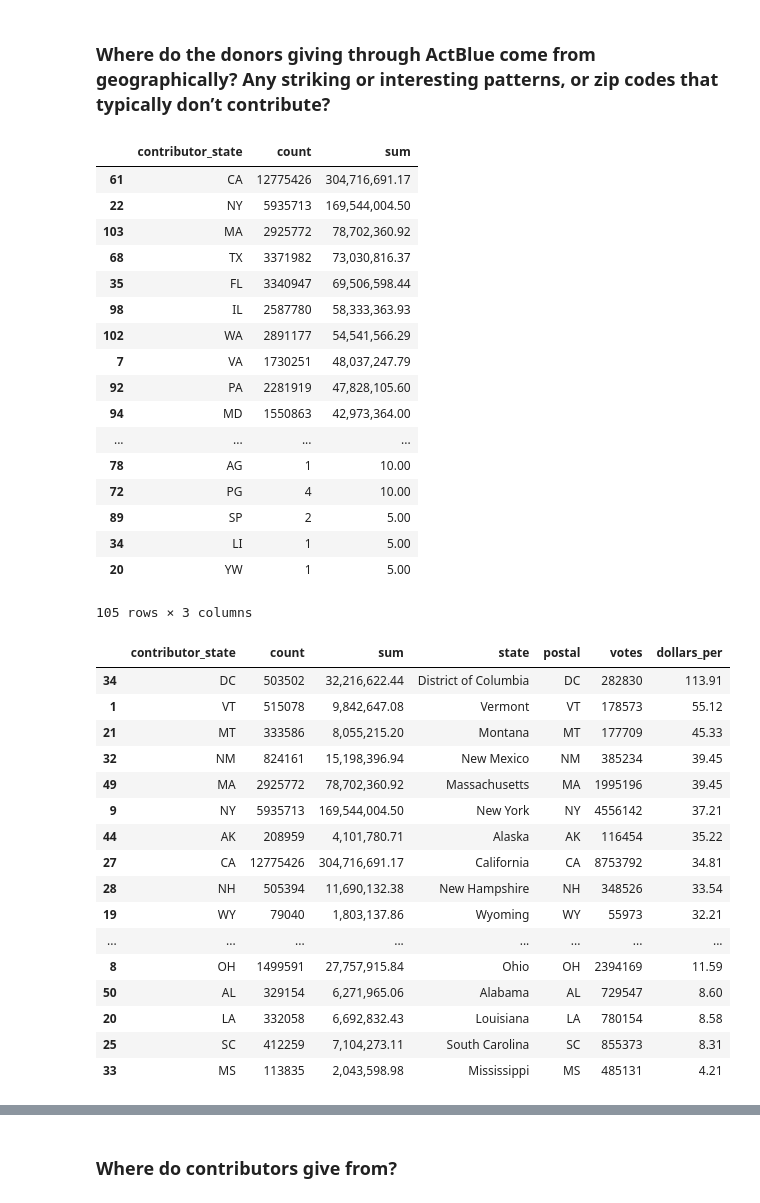
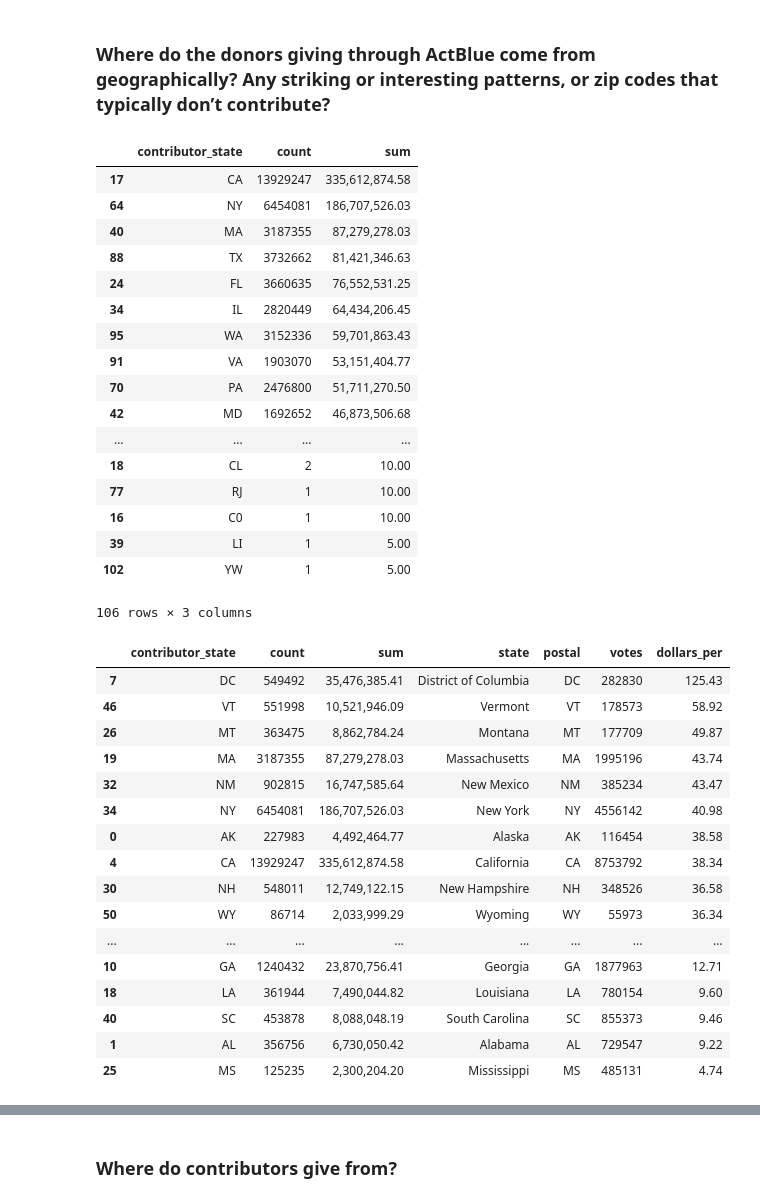
Before and after one commit to PublicI/actblue-analysis, a Jupyter notebook: donors.ipynb, the cells around one changed output, grey strips where cells are left out. Saved outputs shown, nothing was run; the diff lists cells and outputs as text; code cells hidden in the pictures.

```diff
--- a/donors.ipynb
+++ b/donors.ipynb
@@ -39,3 +39,4 @@ conn = psycopg2.connect(
     host=conf['host'],
     password=conf['password']
 )
+conn.autocommit = True
@@ -48,36 +133,27 @@ actblue_states = read_or_save(
     SELECT contributor_state,
            count(*),
            sum(contribution_amount)
-    FROM fec_contributions
-    WHERE filing_id IN
-        (SELECT filing_id
-         FROM fec_pac_summaries
-         JOIN fec_amended_filings USING (filing_id)
-         WHERE filer_committee_id_number = '""" + committee_id + """'
-           AND extract(YEAR
-                       FROM coverage_through_date) > """ + str(year_since) + """
-         ORDER BY coverage_through_date DESC)
-      AND form_type = 'SA11AI'
+    FROM actblue_contribs
     GROUP BY contributor_state
     """, con=conn)
 )
 actblue_states.sort_values(by=['sum'], ascending=False)
 # %% [output]
 |  | contributor_state | count | sum |
-| 61 | CA | 12775426 | 304,716,691.17 |
-| 22 | NY | 5935713 | 169,544,004.50 |
-| 103 | MA | 2925772 | 78,702,360.92 |
-| 68 | TX | 3371982 | 73,030,816.37 |
-| 35 | FL | 3340947 | 69,506,598.44 |
-| 98 | IL | 2587780 | 58,333,363.93 |
-| 102 | WA | 2891177 | 54,541,566.29 |
-| 7 | VA | 1730251 | 48,037,247.79 |
-| 92 | PA | 2281919 | 47,828,105.60 |
-| 94 | MD | 1550863 | 42,973,364.00 |
+| 17 | CA | 13929247 | 335,612,874.58 |
+| 64 | NY | 6454081 | 186,707,526.03 |
+| 40 | MA | 3187355 | 87,279,278.03 |
+| 88 | TX | 3732662 | 81,421,346.63 |
+| 24 | FL | 3660635 | 76,552,531.25 |
+| 34 | IL | 2820449 | 64,434,206.45 |
+| 95 | WA | 3152336 | 59,701,863.43 |
+| 91 | VA | 1903070 | 53,151,404.77 |
+| 70 | PA | 2476800 | 51,711,270.50 |
+| 42 | MD | 1692652 | 46,873,506.68 |
 | ... | ... | ... | ... |
-| 78 | AG | 1 | 10.00 |
-| 72 | PG | 4 | 10.00 |
-| 89 | SP | 2 | 5.00 |
-| 34 | LI | 1 | 5.00 |
-| 20 | YW | 1 | 5.00 |
+| 18 | CL | 2 | 10.00 |
+| 77 | RJ | 1 | 10.00 |
+| 16 | C0 | 1 | 10.00 |
+| 39 | LI | 1 | 5.00 |
+| 102 | YW | 1 | 5.00 |
-105 rows × 3 columns
+106 rows × 3 columns
@@ -84,31 +162,31 @@ actblue_states.sort_values(by=['sum'], ascending=False)
 # %%
-clinton_votes = pd.read_csv('clintonvotes.csv')
+clinton_votes = pd.read_csv('data/clintonvotes.csv')
 
 clinton_votes
 
 votes_vs_contribs = actblue_states.merge(clinton_votes, left_on='contributor_state', right_on='postal', how='inner')
 
 votes_vs_contribs['dollars_per'] = votes_vs_contribs['sum']/votes_vs_contribs['votes']
 
 votes_vs_contribs.sort_values(by=['dollars_per'], ascending=False)
 # %% [output]
 |  | contributor_state | count | sum | state | postal | votes | dollars_per |
-| 34 | DC | 503502 | 32,216,622.44 | District of Columbia | DC | 282830 | 113.91 |
-| 1 | VT | 515078 | 9,842,647.08 | Vermont | VT | 178573 | 55.12 |
-| 21 | MT | 333586 | 8,055,215.20 | Montana | MT | 177709 | 45.33 |
-| 32 | NM | 824161 | 15,198,396.94 | New Mexico | NM | 385234 | 39.45 |
-| 49 | MA | 2925772 | 78,702,360.92 | Massachusetts | MA | 1995196 | 39.45 |
-| 9 | NY | 5935713 | 169,544,004.50 | New York | NY | 4556142 | 37.21 |
-| 44 | AK | 208959 | 4,101,780.71 | Alaska | AK | 116454 | 35.22 |
-| 27 | CA | 12775426 | 304,716,691.17 | California | CA | 8753792 | 34.81 |
-| 28 | NH | 505394 | 11,690,132.38 | New Hampshire | NH | 348526 | 33.54 |
-| 19 | WY | 79040 | 1,803,137.86 | Wyoming | WY | 55973 | 32.21 |
+| 7 | DC | 549492 | 35,476,385.41 | District of Columbia | DC | 282830 | 125.43 |
+| 46 | VT | 551998 | 10,521,946.09 | Vermont | VT | 178573 | 58.92 |
+| 26 | MT | 363475 | 8,862,784.24 | Montana | MT | 177709 | 49.87 |
+| 19 | MA | 3187355 | 87,279,278.03 | Massachusetts | MA | 1995196 | 43.74 |
+| 32 | NM | 902815 | 16,747,585.64 | New Mexico | NM | 385234 | 43.47 |
+| 34 | NY | 6454081 | 186,707,526.03 | New York | NY | 4556142 | 40.98 |
+| 0 | AK | 227983 | 4,492,464.77 | Alaska | AK | 116454 | 38.58 |
+| 4 | CA | 13929247 | 335,612,874.58 | California | CA | 8753792 | 38.34 |
+| 30 | NH | 548011 | 12,749,122.15 | New Hampshire | NH | 348526 | 36.58 |
+| 50 | WY | 86714 | 2,033,999.29 | Wyoming | WY | 55973 | 36.34 |
 | ... | ... | ... | ... | ... | ... | ... | ... |
-| 8 | OH | 1499591 | 27,757,915.84 | Ohio | OH | 2394169 | 11.59 |
-| 50 | AL | 329154 | 6,271,965.06 | Alabama | AL | 729547 | 8.60 |
-| 20 | LA | 332058 | 6,692,832.43 | Louisiana | LA | 780154 | 8.58 |
-| 25 | SC | 412259 | 7,104,273.11 | South Carolina | SC | 855373 | 8.31 |
-| 33 | MS | 113835 | 2,043,598.98 | Mississippi | MS | 485131 | 4.21 |
+| 10 | GA | 1240432 | 23,870,756.41 | Georgia | GA | 1877963 | 12.71 |
+| 18 | LA | 361944 | 7,490,044.82 | Louisiana | LA | 780154 | 9.60 |
+| 40 | SC | 453878 | 8,088,048.19 | South Carolina | SC | 855373 | 9.46 |
+| 1 | AL | 356756 | 6,730,050.42 | Alabama | AL | 729547 | 9.22 |
+| 25 | MS | 125235 | 2,300,204.20 | Mississippi | MS | 485131 | 4.74 |
 # %%
 votes_vs_contribs['contribs_per'] = votes_vs_contribs['count']/votes_vs_contribs['votes']
 
```
Also changed, not shown: parts of 6 cells of this notebook, 15 other files.
